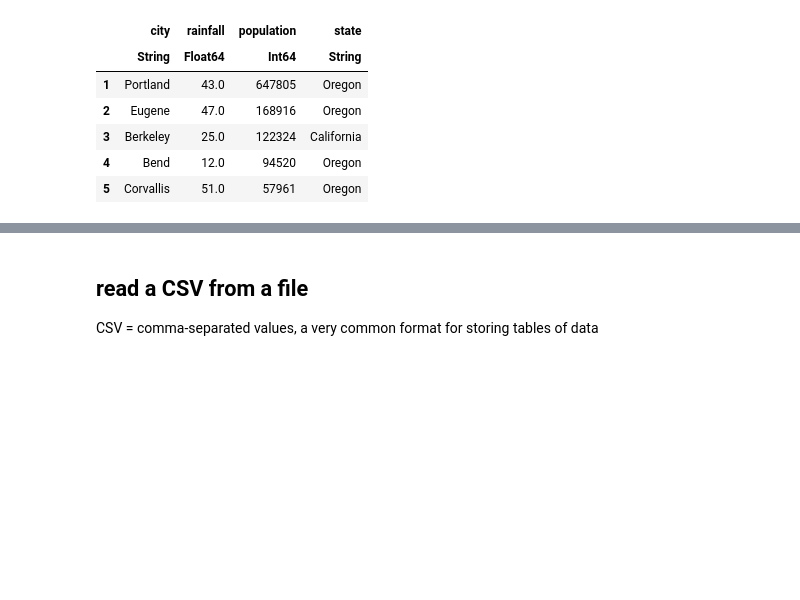
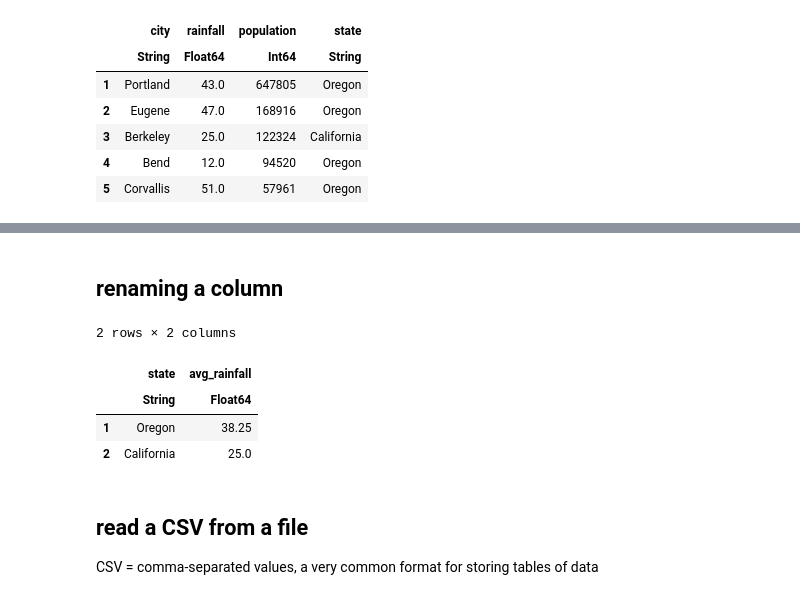
Before and after one commit to SimonEnsemble/data_science_course, a Jupyter notebook: lectures/dataframes/DataFrames.ipynb, the cells around one changed output, grey strips where cells are left out. Drawn from its saved outputs; the diff is of its cells as text; code cells hidden in the pictures; blank space fills up the shorter version.

```diff
--- a/lectures/dataframes/DataFrames.ipynb
+++ b/lectures/dataframes/DataFrames.ipynb
@@ -283,3 +318,14 @@ df_cities
+# %% [markdown]
+## renaming a column
+# %%
+rename!(df_mean_rainfall, :rainfall_function => :avg_rainfall)
+df_mean_rainfall
+# %% [output]
+2 rows × 2 columns
+|  | state | avg_rainfall |
+|  | String | Float64 |
+| 1 | Oregon | 38.25 |
+| 2 | California | 25.0 |
 # %% [markdown]
 ## read a CSV from a file
 
```
Also changed, not shown: parts of 15 cells of this notebook.
